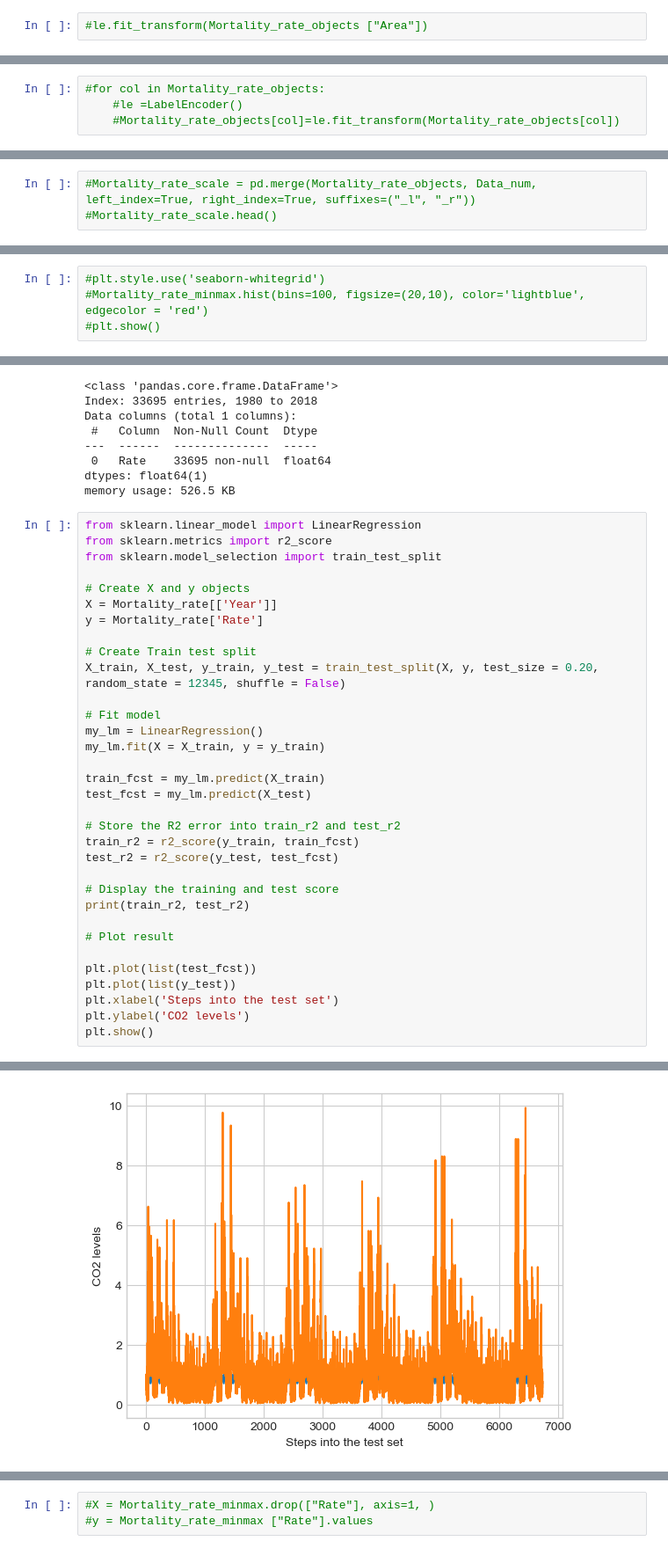
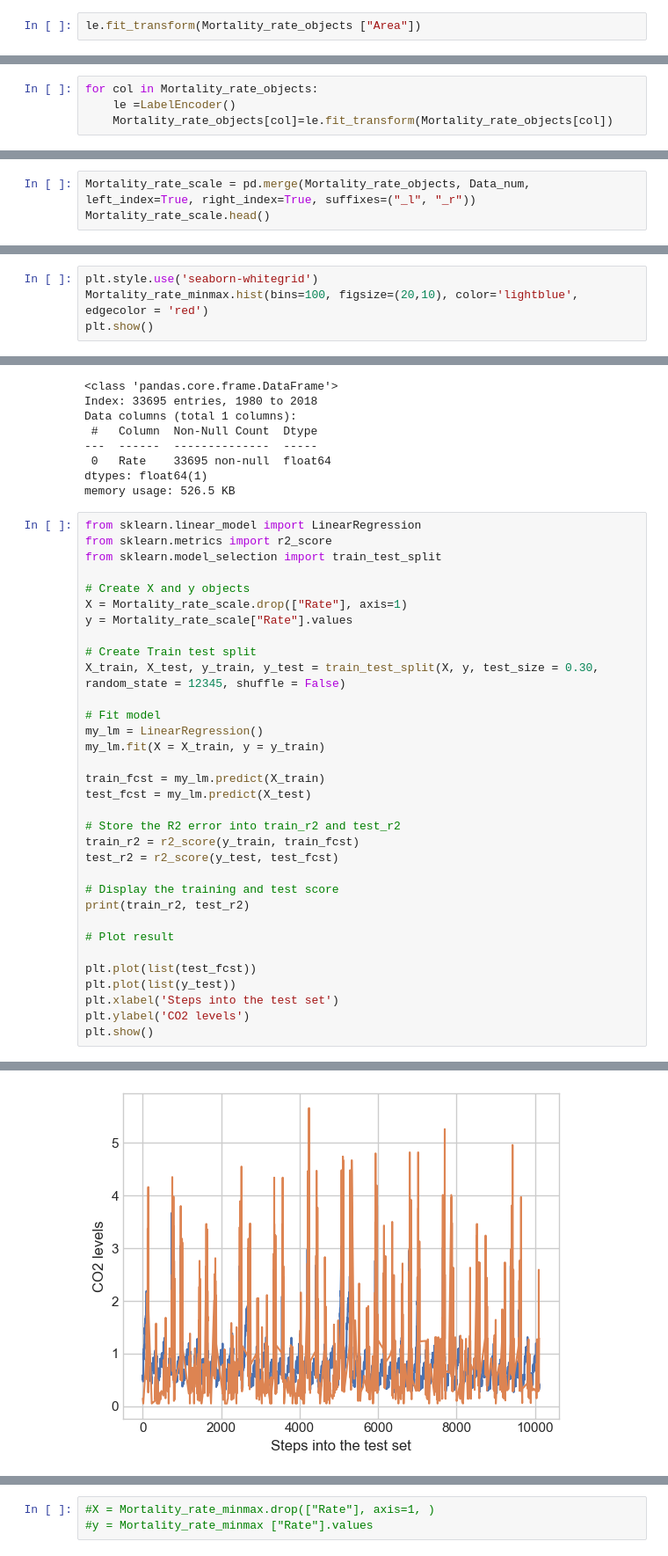
Before and after one commit to Paolacrir/CA1, a Jupyter notebook: Infant and Neonatal Mortality.ipynb, the cells around one changed output, grey strips where cells are left out. Shown at 88% size. Drawn from its saved outputs; the diff is of its cells as text.

```diff
--- a/Infant and Neonatal Mortality.ipynb
+++ b/Infant and Neonatal Mortality.ipynb
@@ -528,2 +628,2 @@ import requests
 # %%
-#le.fit_transform(Mortality_rate_objects ["Area"])
+le.fit_transform(Mortality_rate_objects ["Area"])
@@ -530,5 +632,5 @@ import requests
 # %%
-#for col in Mortality_rate_objects:
-    #le =LabelEncoder()
-    #Mortality_rate_objects[col]=le.fit_transform(Mortality_rate_objects[col])
+for col in Mortality_rate_objects:
+    le =LabelEncoder()
+    Mortality_rate_objects[col]=le.fit_transform(Mortality_rate_objects[col])
 # %%
@@ -538,3 +666,3 @@ import requests
 # %%
-#Mortality_rate_scale = pd.merge(Mortality_rate_objects, Data_num, left_index=True, right_index=True, suffixes=("_l", "_r"))
-#Mortality_rate_scale.head()
+Mortality_rate_scale = pd.merge(Mortality_rate_objects, Data_num, left_index=True, right_index=True, suffixes=("_l", "_r"))
+Mortality_rate_scale.head()
@@ -652,4 +750,4 @@ plt.show()
 # %%
-#plt.style.use('seaborn-whitegrid')
-#Mortality_rate_minmax.hist(bins=100, figsize=(20,10), color='lightblue', edgecolor = 'red')
-#plt.show()
+plt.style.use('seaborn-whitegrid')
+Mortality_rate_minmax.hist(bins=100, figsize=(20,10), color='lightblue', edgecolor = 'red')
+plt.show()
@@ -730,11 +830,11 @@ from sklearn.metrics import r2_score
 from sklearn.model_selection import train_test_split
 
 # Create X and y objects
-X = Mortality_rate[['Year']]
-y = Mortality_rate['Rate']
+X = Mortality_rate_scale.drop(["Rate"], axis=1)
+y = Mortality_rate_scale["Rate"].values
 
 # Create Train test split
-X_train, X_test, y_train, y_test = train_test_split(X, y, test_size = 0.20, random_state = 12345, shuffle = False)
+X_train, X_test, y_train, y_test = train_test_split(X, y, test_size = 0.30, random_state = 12345, shuffle = False)
 
 # Fit model
 my_lm = LinearRegression()
@@ -762,4 +862,4 @@ plt.show()
-[figure, old version]
+[figure, new version]
 # %%
 #last_10_years_data = Mortality_rate_minmax[Mortality_rate_minmax['Year'] >= Mortality_rate_minmax['Year'].max() - 9]
 
```
Also changed, not shown: parts of 68 cells of this notebook.
